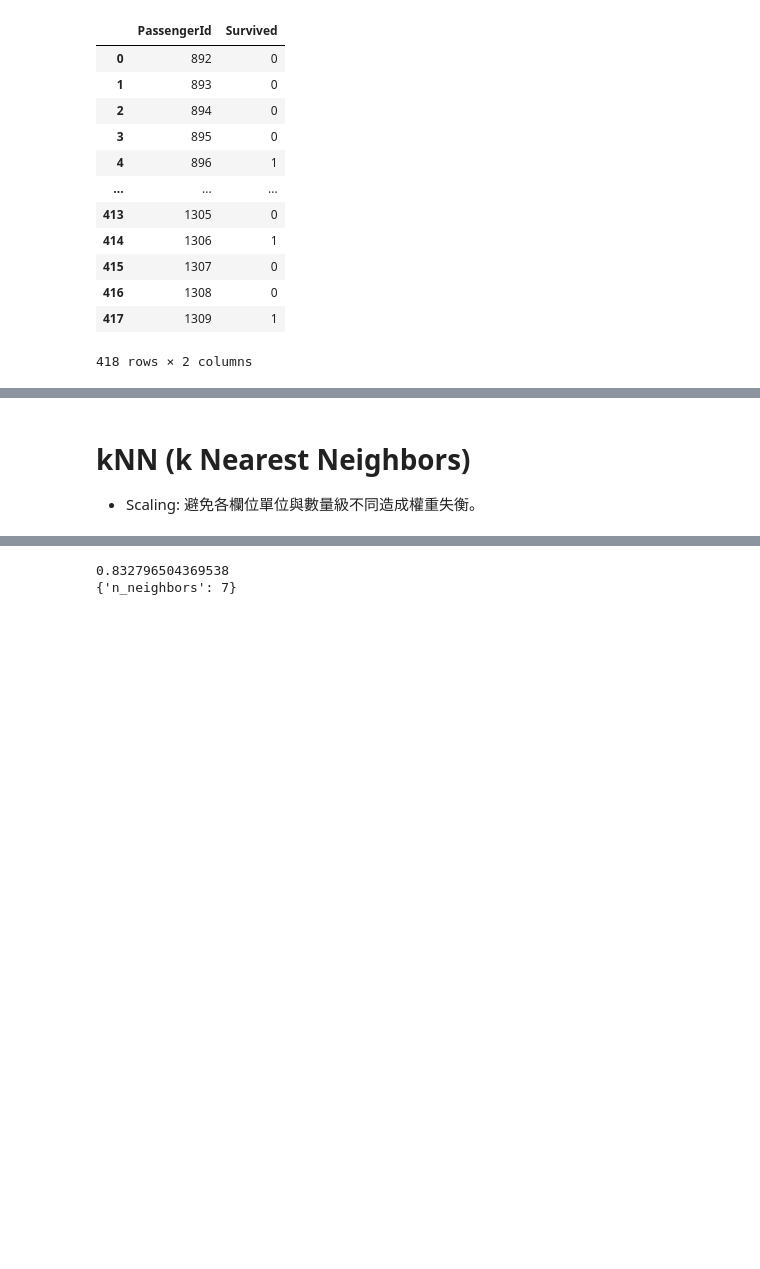
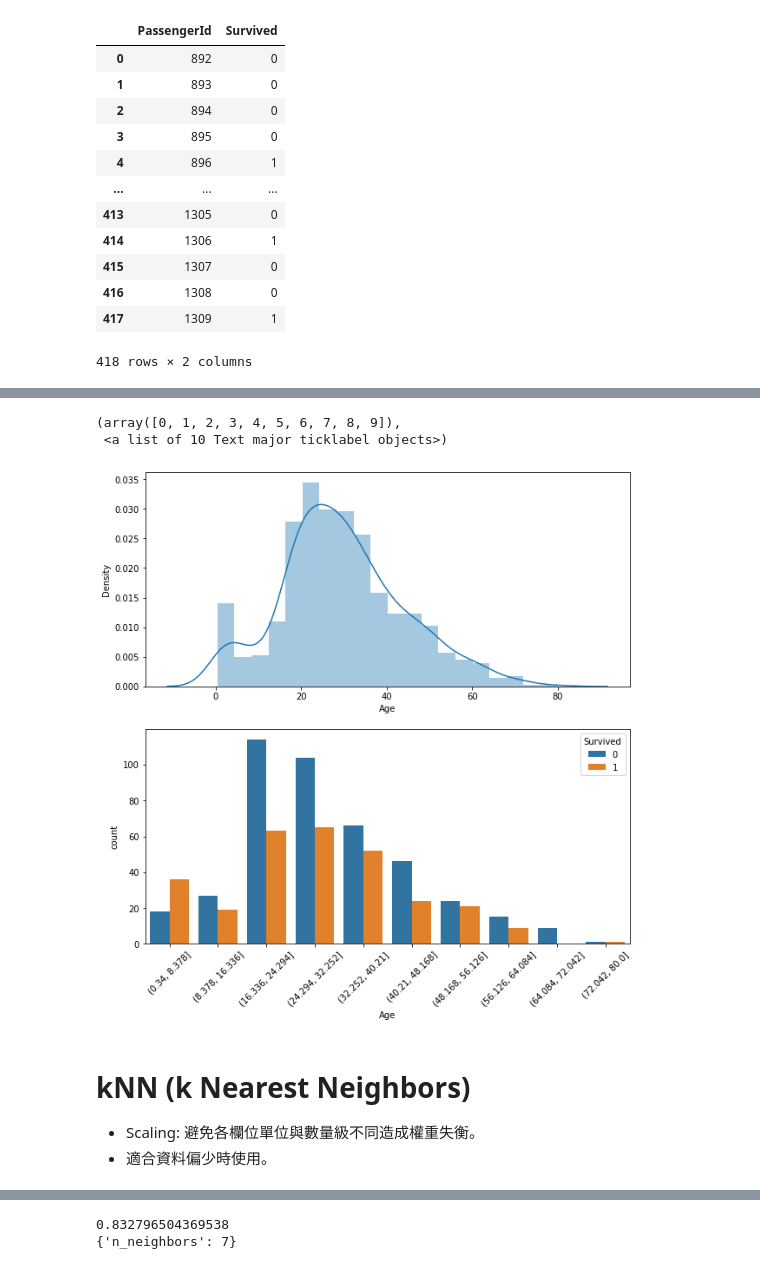
Before and after one commit to panghanwu/machine_learning_Elwing, a Jupyter notebook: RF&kNN_kaggle_titanic.ipynb, the cells around one changed output, grey strips where cells are left out. Drawn from its saved outputs; the diff is of its cells as text; code cells hidden in the pictures; blank space fills up the shorter version.

```diff
--- a/RF&kNN_kaggle_titanic.ipynb
+++ b/RF&kNN_kaggle_titanic.ipynb
@@ -449,6 +507,19 @@ df
+# %%
+plt.figure(figsize=(10, 10))
+plt.subplot(2,1,1)
+sns.distplot(train_df['Age'])
+c = pd.cut(train_df['Age'], bins=10)
+plt.subplot(2,1,2)
+sns.countplot(x=c, hue=train_df['Survived'])
+plt.xticks(rotation=45)
+# %% [output]
+(array([0, 1, 2, 3, 4, 5, 6, 7, 8, 9]),
+ <a list of 10 Text major ticklabel objects>)
+[figure, added]
 # %% [markdown]
 # kNN (k Nearest Neighbors)
 - Scaling: 避免各欄位單位與數量級不同造成權重失衡。
+- 適合資料偏少時使用。
 # %%
 from sklearn.preprocessing import MinMaxScaler
 # scaling
```
Also changed, not shown: parts of 8 cells of this notebook.
